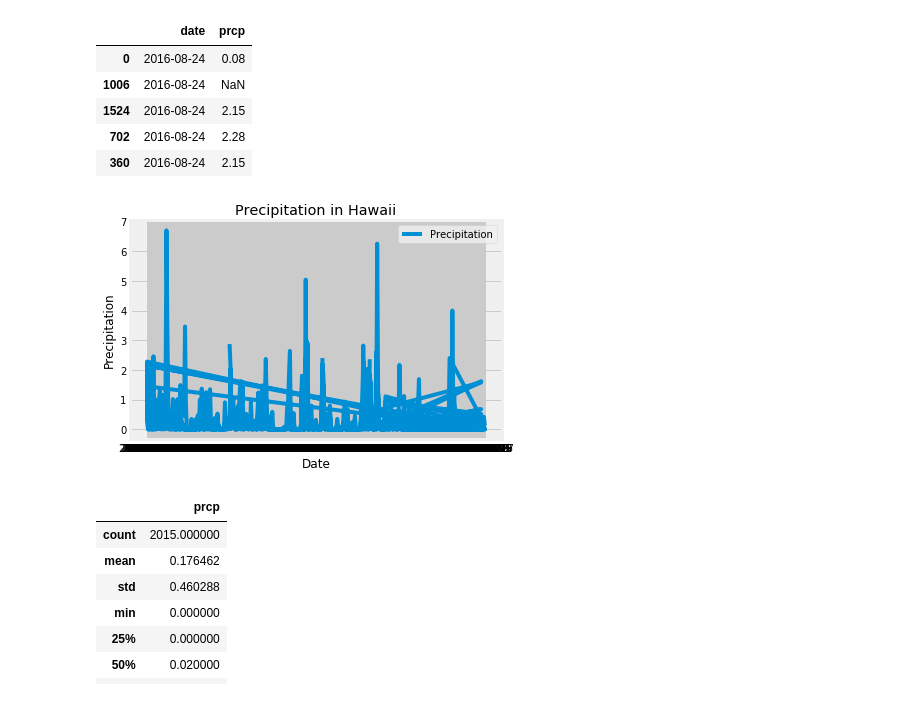
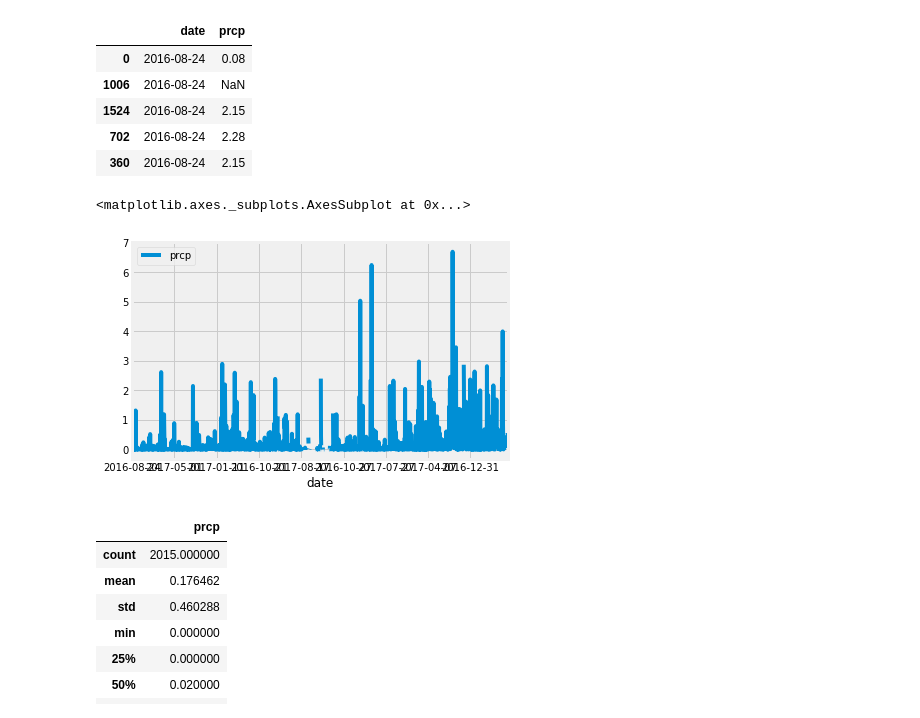
Before and after one commit to maz-king/bootcamp-hw, a Jupyter notebook: SQLAlchemyHW/climate_starter.ipynb, the cells around one changed output. Cells and saved outputs as stored; diff of their text form; code cells hidden in the pictures.

```diff
--- a/SQLAlchemyHW/climate_starter.ipynb
+++ b/SQLAlchemyHW/climate_starter.ipynb
@@ -55,12 +55,12 @@ session.query(measurements.date).order_by(measurements.date.desc()).first()
 # Perform a query to retrieve the data and precipitation scores
 
 prcpyear = session.query(measurements.date, measurements.prcp).\
-                 filter(func.strftime('%Y-%m-%d', Measurement.date) > '2016-08-23').all()
+    filter(func.strftime('%Y-%m-%d', measurements.date) > '2016-08-23').all()
 
 # Save the query results as a Pandas DataFrame and set the index to the date column
 
 prcpdf = pd.DataFrame(prcpyear, columns=['date', 'prcp'])
-prcpdf.dropna()
+prcpdfdate = prcpdf.set_index('date')
 
 # Sort the dataframe by date
 prcpdf.sort_values('date').head()
@@ -77,16 +77,17 @@ tobs FLOAT
 | 702 | 2016-08-24 | 2.28 |
 | 360 | 2016-08-24 | 2.15 |
 # %%
-plt.plot(prcpdf['date'], prcpdf['prcp'])
-plt.title("Precipitation in Hawaii")
-plt.ylabel('Precipitation')
-plt.xlabel('Date')
-plt.legend(['Precipitation'])
-plt.tight_layout()
-#plt.savefig('Precipitation.png')
-plt.show()
+#plt.plot(prcpdf['date'], prcpdf['prcp'])
+#plt.title("Precipitation in Hawaii")
+#plt.ylabel('Precipitation')
+#plt.xlabel('Date')
+#plt.legend(['Precipitation'])
+#plt.show()
+
+prcpdfdate.plot()
 # %% [output]
+<matplotlib.axes._subplots.AxesSubplot at 0x...>
-[figure, old version]
+[figure, new version]
 # %%
 # Use Pandas to calcualte the summary statistics for the precipitation data
 prcpdf.describe()
```
Also changed, not shown: parts of 16 cells of this notebook, 1 other file.
